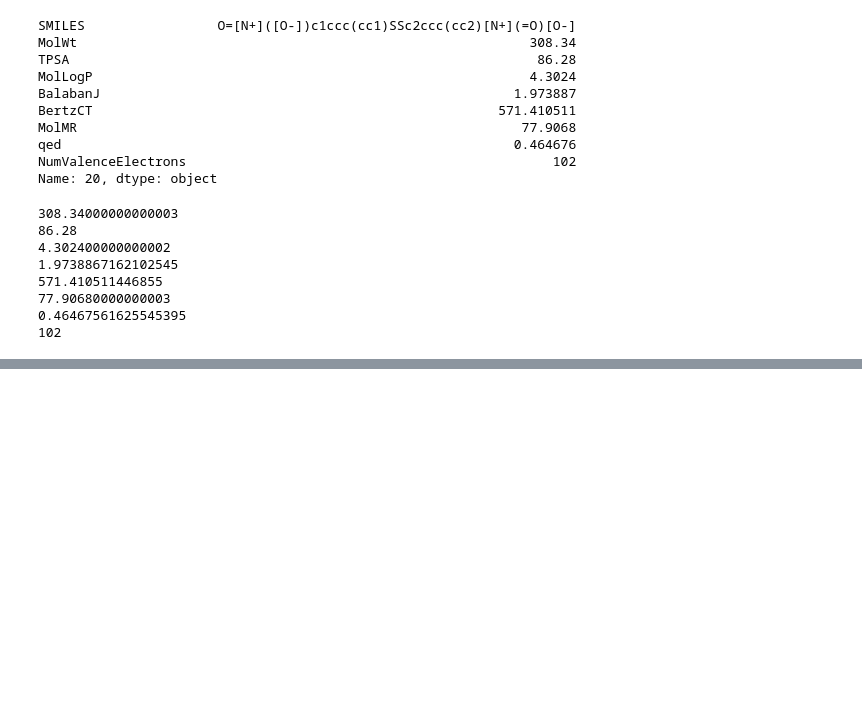
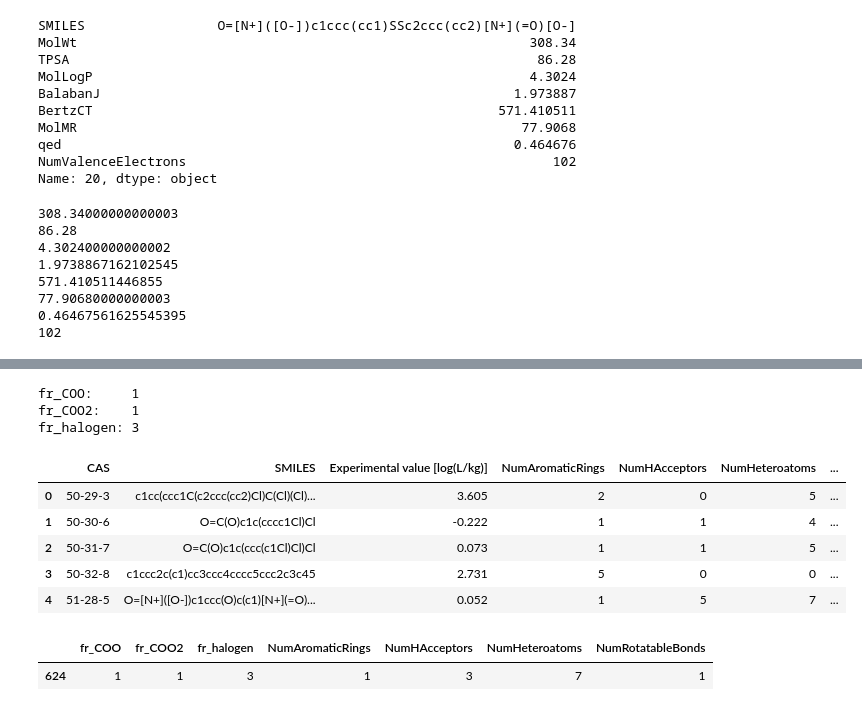
Before and after one commit to BoniYu/mutagenicity_knn, a Jupyter notebook: notebooks/rdkit_basics.ipynb, the cells around one changed output, grey strips where cells are left out. Cells and saved outputs as stored; diff of their text form; code cells hidden in the pictures; blank space fills up the shorter version.

```diff
--- a/notebooks/rdkit_basics.ipynb
+++ b/notebooks/rdkit_basics.ipynb
@@ -231,0 +255,26 @@ print(NumValenceElectron)
+# %%
+test_mol = Chem.MolFromSmiles('O=C(O)c1nc(c(c(N)c1Cl)Cl)Cl')  # the BCF row from your outlier check, has COOH and 3 chlorines
+
+print('fr_COO:    ', Descriptors.fr_COO(test_mol))
+print('fr_COO2:   ', Descriptors.fr_COO2(test_mol))
+print('fr_halogen:', Descriptors.fr_halogen(test_mol))
+# %% [output]
+fr_COO:     1
+fr_COO2:    1
+fr_halogen: 3
+# %%
+import pandas as pd
+reg_df = pd.read_csv("../data/BCF_training.csv")
+reg_df.head()
+# %% [output]
+|  | CAS | SMILES | Experimental value [log(L/kg)] | NumAromaticRings | NumHAcceptors | NumHeteroatoms | ... |
+| 0 | 50-29-3 | c1cc(ccc1C(c2ccc(cc2)Cl)C(Cl)(Cl)... | 3.605 | 2 | 0 | 5 | ... |
+| 1 | 50-30-6 | O=C(O)c1c(cccc1Cl)Cl | -0.222 | 1 | 1 | 4 | ... |
+| 2 | 50-31-7 | O=C(O)c1c(ccc(c1Cl)Cl)Cl | 0.073 | 1 | 1 | 5 | ... |
+| 3 | 50-32-8 | c1ccc2c(c1)cc3ccc4cccc5ccc2c3c45 | 2.731 | 5 | 0 | 0 | ... |
+| 4 | 51-28-5 | O=[N+]([O-])c1ccc(O)c(c1)[N+](=O)... | 0.052 | 1 | 5 | 7 | ... |
+# %%
+reg_df[reg_df['SMILES'] == 'O=C(O)c1nc(c(c(N)c1Cl)Cl)Cl'][['fr_COO', 'fr_COO2', 'fr_halogen', 'NumAromaticRings', 'NumHAcceptors', 'NumHeteroatoms', 'NumRotatableBonds']]
+# %% [output]
+|  | fr_COO | fr_COO2 | fr_halogen | NumAromaticRings | NumHAcceptors | NumHeteroatoms | NumRotatableBonds |
+| 624 | 1 | 1 | 3 | 1 | 3 | 7 | 1 |
```
Also changed, not shown: parts of 3 cells of this notebook, 4 other files.
